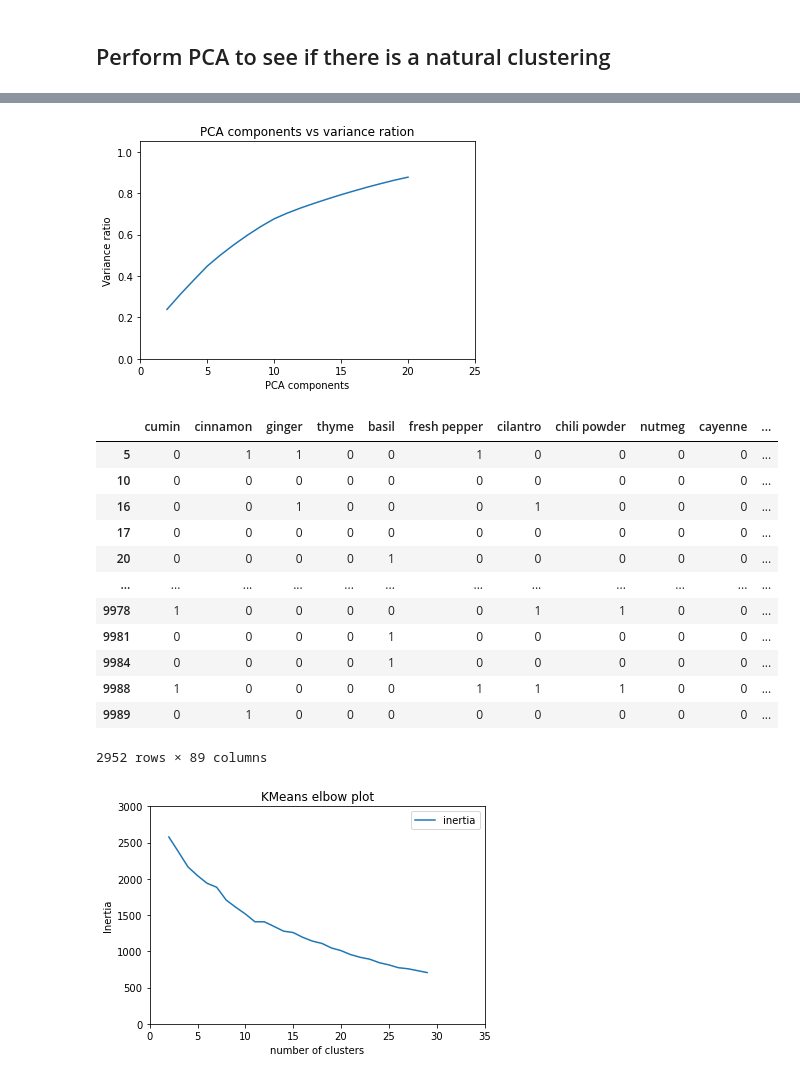
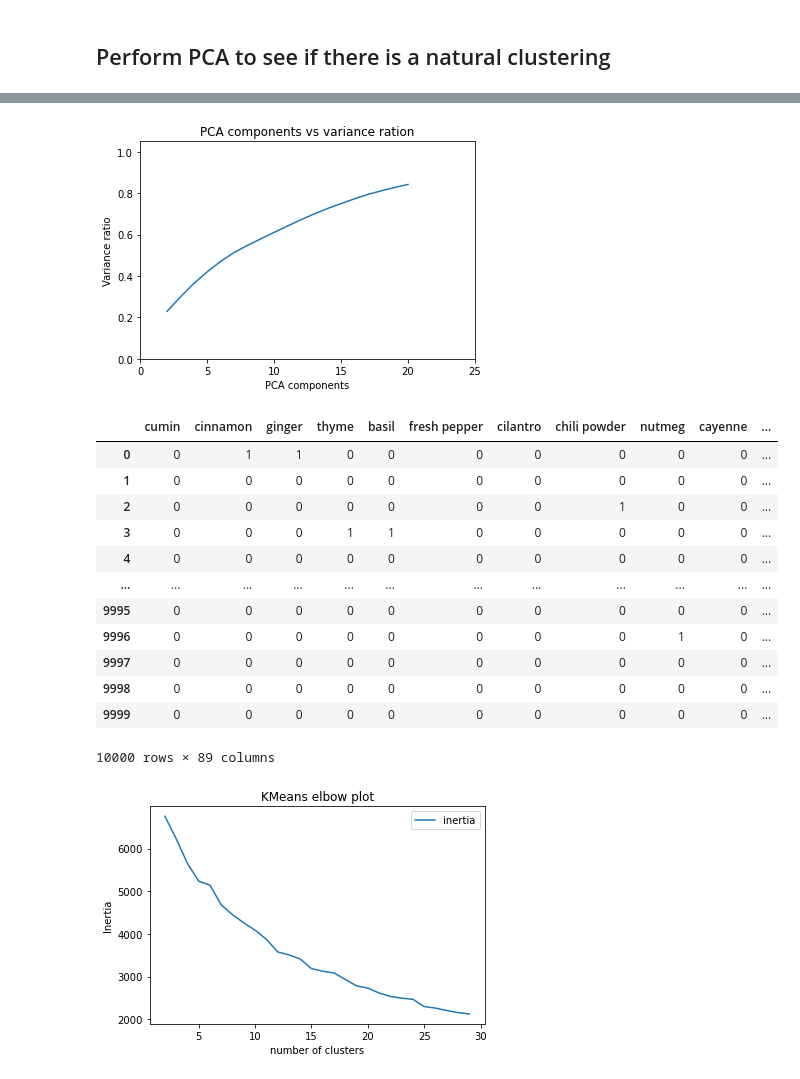
Before and after one commit to ccwillmore/Recipe_project, a Jupyter notebook: spices_only_kmeans/spices_only_workbook.ipynb, the cells around one changed output, grey strips where cells are left out. Saved outputs shown, nothing was run; the diff lists cells and outputs as text; code cells hidden in the pictures.

```diff
--- a/spices_only_kmeans/spices_only_workbook.ipynb
+++ b/spices_only_kmeans/spices_only_workbook.ipynb
@@ -10,6 +10,6 @@ import matplotlib.pyplot as plt
 [interactive output not drawn]
 [interactive output not drawn]
 # %%
-recipes_df = pd.read_csv('../Exported_datafiles/fully_encoded_recipes_with_cuisine_from_SP.csv', index_col=[0])
+recipes_df = pd.read_csv('../Exported_datafiles/Master10000_cuisine_name_and_spices_only.csv', index_col=[0])
 recipes_df
 # %% [output]
@@ -105,7 +105,7 @@ plt.ylabel('Variance ratio')
 plt.title('PCA components vs variance ration')
 plt.show()
 # %% [output]
-[figure, old version]
+[figure, new version]
 # %%
 component_analysis = PCA(n_components = 21).fit(spice_df)
 components = component_analysis.transform(spice_df)
@@ -114,18 +114,18 @@ for i in range (1,21):
 spice_df
 # %% [output]
 |  | cumin | cinnamon | ginger | thyme | basil | fresh pepper | cilantro | chili powder | nutmeg | cayenne | ... |
-| 5 | 0 | 1 | 1 | 0 | 0 | 1 | 0 | 0 | 0 | 0 | ... |
-| 10 | 0 | 0 | 0 | 0 | 0 | 0 | 0 | 0 | 0 | 0 | ... |
-| 16 | 0 | 0 | 1 | 0 | 0 | 0 | 1 | 0 | 0 | 0 | ... |
-| 17 | 0 | 0 | 0 | 0 | 0 | 0 | 0 | 0 | 0 | 0 | ... |
-| 20 | 0 | 0 | 0 | 0 | 1 | 0 | 0 | 0 | 0 | 0 | ... |
+| 0 | 0 | 1 | 1 | 0 | 0 | 0 | 0 | 0 | 0 | 0 | ... |
+| 1 | 0 | 0 | 0 | 0 | 0 | 0 | 0 | 0 | 0 | 0 | ... |
+| 2 | 0 | 0 | 0 | 0 | 0 | 0 | 0 | 1 | 0 | 0 | ... |
+| 3 | 0 | 0 | 0 | 1 | 1 | 0 | 0 | 0 | 0 | 0 | ... |
+| 4 | 0 | 0 | 0 | 0 | 0 | 0 | 0 | 0 | 0 | 0 | ... |
 | ... | ... | ... | ... | ... | ... | ... | ... | ... | ... | ... | ... |
-| 9978 | 1 | 0 | 0 | 0 | 0 | 0 | 1 | 1 | 0 | 0 | ... |
-| 9981 | 0 | 0 | 0 | 0 | 1 | 0 | 0 | 0 | 0 | 0 | ... |
-| 9984 | 0 | 0 | 0 | 0 | 1 | 0 | 0 | 0 | 0 | 0 | ... |
-| 9988 | 1 | 0 | 0 | 0 | 0 | 1 | 1 | 1 | 0 | 0 | ... |
-| 9989 | 0 | 1 | 0 | 0 | 0 | 0 | 0 | 0 | 0 | 0 | ... |
+| 9995 | 0 | 0 | 0 | 0 | 0 | 0 | 0 | 0 | 0 | 0 | ... |
+| 9996 | 0 | 0 | 0 | 0 | 0 | 0 | 0 | 0 | 1 | 0 | ... |
+| 9997 | 0 | 0 | 0 | 0 | 0 | 0 | 0 | 0 | 0 | 0 | ... |
+| 9998 | 0 | 0 | 0 | 0 | 0 | 0 | 0 | 0 | 0 | 0 | ... |
+| 9999 | 0 | 0 | 0 | 0 | 0 | 0 | 0 | 0 | 0 | 0 | ... |
-2952 rows × 89 columns
+10000 rows × 89 columns
 # %%
 X_for_KMeans = spice_df[['component_1','component_2','component_3','component_4','component_5','component_6','component_7',
                          'component_8','component_9','component_10','component_11','component_12','component_13','component_14',
@@ -133,20 +133,20 @@ X_for_KMeans = spice_df[['component_1','component_2','component_3','component_4'
 # %%
 inertias = []
 for k in range (2,30):
     kmeans_model = KMeans(n_clusters = k, random_state=42)
     kmeans_model.fit(X_for_KMeans)
     classes = kmeans_model.predict(X_for_KMeans)
     inertias.append([k,kmeans_model.inertia_])
 inertias_df = pd.DataFrame(inertias, columns=['k','inertia'])
 inertias_df.plot(x='k', y='inertia')
-plt.xlim([0.0, 35])
-plt.ylim([0.0, 3000])
+# plt.xlim([0.0, 35])
+# plt.ylim([0.0, 3000])
 plt.xlabel('number of clusters')
 plt.ylabel('Inertia')
 plt.title('KMeans elbow plot')
 plt.show()
 # %% [output]
-[figure, old version]
+[figure, new version]
 # %%
 kmeans_model_6 = KMeans(n_clusters=6, random_state=42)
 kmeans_model_6.fit(X_for_KMeans)
```
Also changed, not shown: parts of 7 cells of this notebook, 2 other files.
